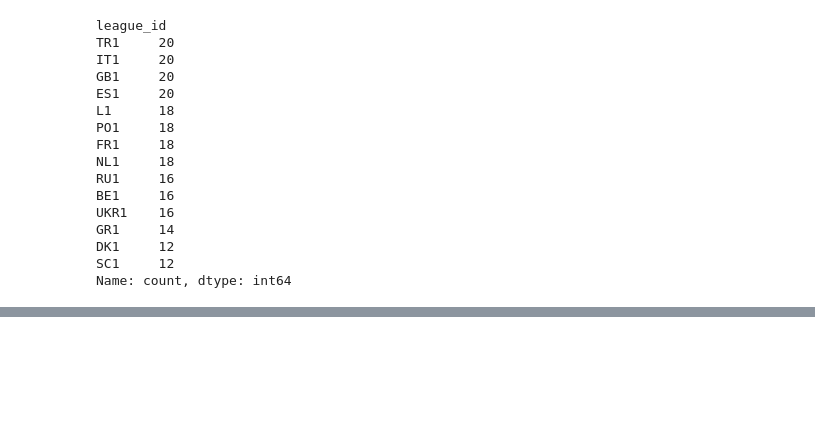
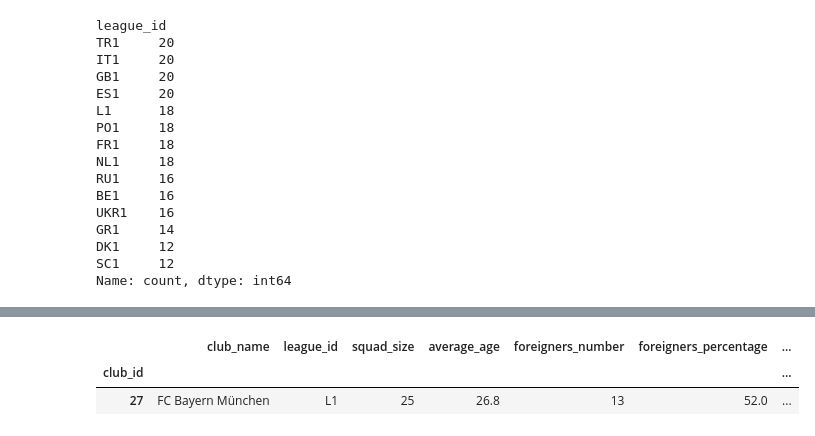
Before and after one commit to RiccardoPili/Football-Data-Analysis, a Jupyter notebook: clubs.ipynb, the cells around one changed output, grey strips where cells are left out. Saved outputs shown, nothing was run; the diff lists cells and outputs as text; code cells hidden in the pictures; blank space fills up the shorter version.

```diff
--- a/clubs.ipynb
+++ b/clubs.ipynb
@@ -348,0 +381,6 @@ plt.show()
+# %%
+current_teams.query('club_id == 27')
+# %% [output]
+|  | club_name | league_id | squad_size | average_age | foreigners_number | foreigners_percentage | ... |
+| club_id |  |  |  |  |  |  | ... |
+| 27 | FC Bayern München | L1 | 25 | 26.8 | 13 | 52.0 | ... |
```
Also changed, not shown: parts of 10 cells of this notebook, 2 other files.
